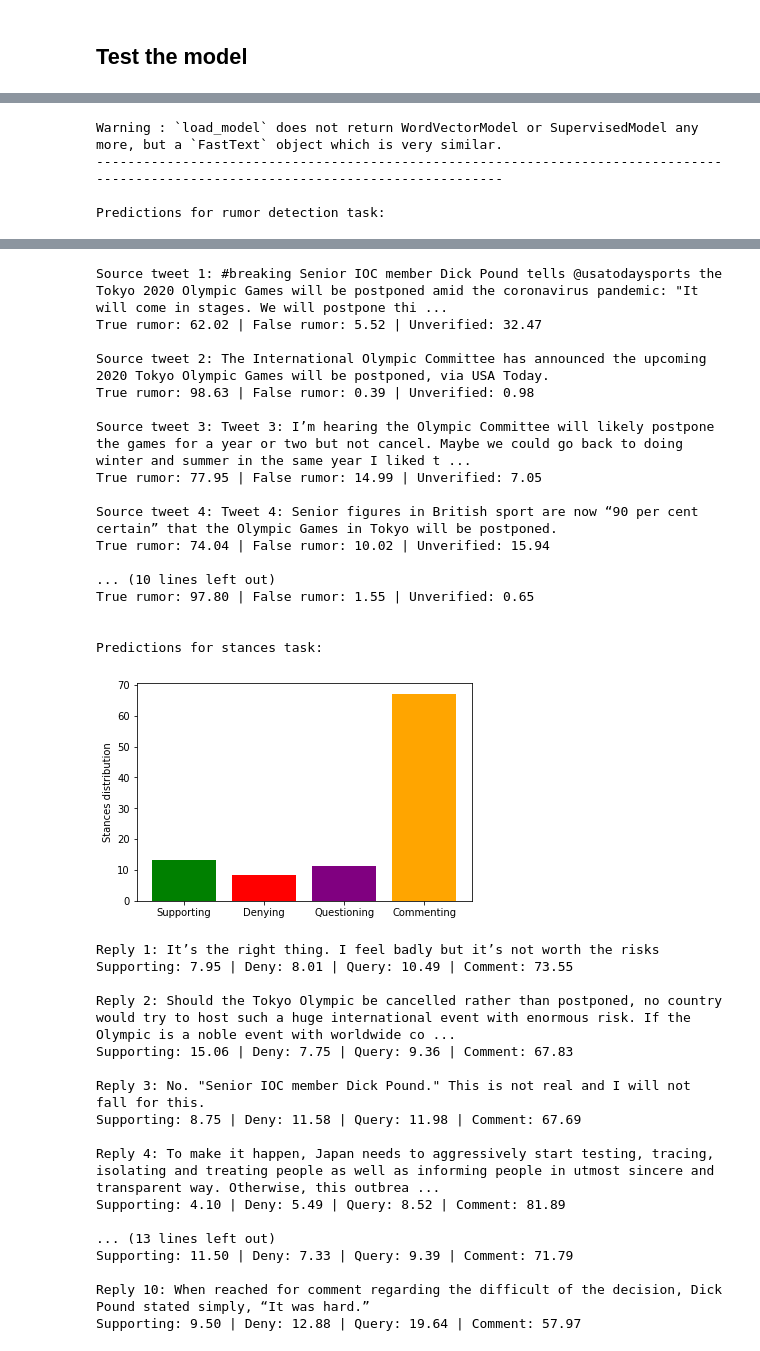
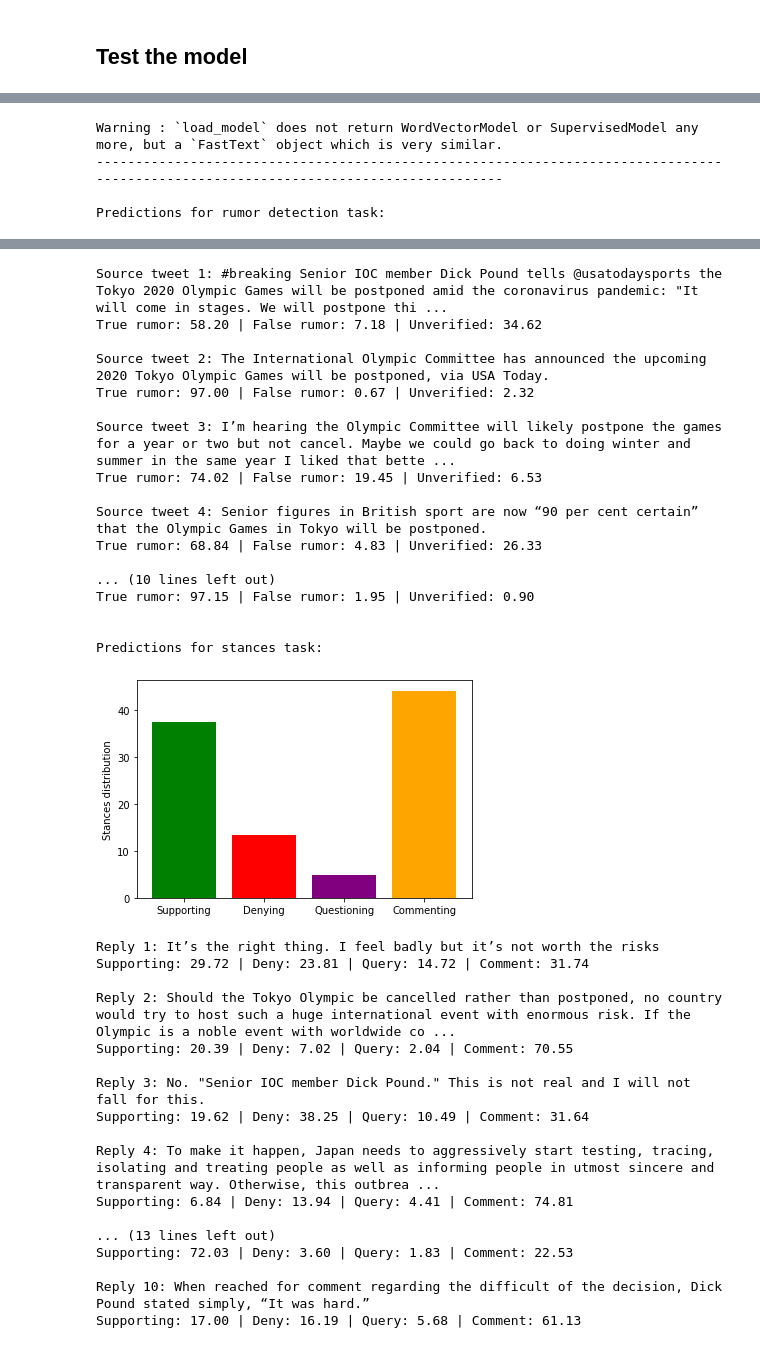
Before and after one commit to Lzvitali/Rumor-And-Stance-Detection, a Jupyter notebook: Rumor And Stance Detection.ipynb, the cells around one changed output, grey strips where cells are left out. Saved outputs shown, nothing was run; the diff lists cells and outputs as text; code cells hidden in the pictures.

```diff
--- a/Rumor And Stance Detection.ipynb
+++ b/Rumor And Stance Detection.ipynb
@@ -11,8 +11,8 @@ from IPython.display import Image
 
 # GRU params
 input_length = 400              # the size of each embedded tweet (the size of the input vector)
-hidden_length_rumors = 450      # the size of the hidden vectors of the rumor detection task GRU
-hidden_length_stances = 450     # the size of the hidden vectors of the stance detection task GRU
+hidden_length_rumors = 400      # the size of the hidden vectors of the rumor detection task GRU
+hidden_length_stances = 400     # the size of the hidden vectors of the stance detection task GRU
 hidden_length_shared = 200      # the size of the hidden vectors of the shared GRU
 output_dim_rumors = 3           # output size for rumor detection (True rumor, False rumor, Unverified)
 output_dim_stances = 4          # output size for stance classification (Support, Deny, Query, Comment)
@@ -686,7 +694,7 @@ All the posts which announced about it before 24.03.2020 were rumors that turned
 # %%
 import fasttext
 import sys
-from cleantext import clean  # reference: https://github.com/jfilter/clean-text
+from cleantext import clean
 from nltk.corpus import stopwords
 import re
 import matplotlib.pyplot as plt
@@ -711,7 +719,7 @@ def main():
               'And there it is, the Olympic Games as postponed...',
               'Japanese Officials Say 2020 Olympic Games Could be Postponed.',
               'Coronavirus: Olympic Games to be postponed officially any day now as 2020 organisers face up to the inevitable.',
-              'Coronavirus will not postpone the Olympics, IOC says.']
+              'Coronavirus will postpone the Olympics, IOC says.']
     replies = ['It’s the right thing. I feel badly but it’s not worth the risks',
                'Should the Tokyo Olympic be cancelled rather than postponed, no country would try to host such a huge international event with enormous risk. If the Olympic is a noble event with worldwide commitments, would not it be more constructive to discuss "how to protect the Olympics"?',
                'No. "Senior IOC member Dick Pound." This is not real and I will not fall for this.',
@@ -796,19 +804,19 @@ def examine_example(fasttext_model, rumors, replies):
 
     # run the model
     for inputs_rumors, inputs_replies in zip(loader_rumors, loader_replies):
-    inputs_rumors, inputs_replies = inputs_rumors[0].to(device), inputs_replies[0].to(device)
+        inputs_rumors, inputs_replies = inputs_rumors[0].to(device), inputs_replies[0].to(device)
 
         for i in range(1):
             # Forward pass for rumor task, to get outputs of the model
             output, h_prev_shared_val, h_prev_task_rumors_val = model_multi_task(inputs_rumors,
                                                                                 h_prev_shared_val,
-                                                                                df.task_rumors_no,
+                                                                                task_rumors_no,
                                                                                 h_prev_rumors=h_prev_task_rumors_val)
             out_r += output
             # Forward pass for stance task, to get outputs of the model
             output, h_prev_shared_val, h_prev_task_stances_val = model_multi_task(inputs_replies,
                                                                                     h_prev_shared_val,
-                                                                                    df.task_stances_no,
+                                                                                    task_stances_no,
                                                                                     h_prev_stances=h_prev_task_stances_val)
             out_s += output
 
@@ -951,35 +959,35 @@ Predictions for rumor detection task:
 Source tweet 1: #breaking Senior IOC member Dick Pound tells @usatodaysports the Tokyo 2020 Olympic Games will be postponed amid the coronavirus pandemic: "It will come in stages. We will postpone thi ...
-True rumor: 62.02 | False rumor: 5.52 | Unverified: 32.47
+True rumor: 58.20 | False rumor: 7.18 | Unverified: 34.62
 
 Source tweet 2: The International Olympic Committee has announced the upcoming 2020 Tokyo Olympic Games will be postponed, via USA Today.
-True rumor: 98.63 | False rumor: 0.39 | Unverified: 0.98
+True rumor: 97.00 | False rumor: 0.67 | Unverified: 2.32
 
-Source tweet 3: Tweet 3: I’m hearing the Olympic Committee will likely postpone the games for a year or two but not cancel. Maybe we could go back to doing winter and summer in the same year I liked t ...
-True rumor: 77.95 | False rumor: 14.99 | Unverified: 7.05
+Source tweet 3: I’m hearing the Olympic Committee will likely postpone the games for a year or two but not cancel. Maybe we could go back to doing winter and summer in the same year I liked that bette ...
+True rumor: 74.02 | False rumor: 19.45 | Unverified: 6.53
 
-Source tweet 4: Tweet 4: Senior figures in British sport are now “90 per cent certain” that the Olympic Games in Tokyo will be postponed.
-True rumor: 74.04 | False rumor: 10.02 | Unverified: 15.94
+Source tweet 4: Senior figures in British sport are now “90 per cent certain” that the Olympic Games in Tokyo will be postponed.
+True rumor: 68.84 | False rumor: 4.83 | Unverified: 26.33
 
 ... (10 lines left out)
-True rumor: 97.80 | False rumor: 1.55 | Unverified: 0.65
+True rumor: 97.15 | False rumor: 1.95 | Unverified: 0.90
 
 
 Predictions for stances task:
-[figure, old version]
+[figure, new version]
 Reply 1: It’s the right thing. I feel badly but it’s not worth the risks
-Supporting: 7.95 | Deny: 8.01 | Query: 10.49 | Comment: 73.55
+Supporting: 29.72 | Deny: 23.81 | Query: 14.72 | Comment: 31.74
 
 Reply 2: Should the Tokyo Olympic be cancelled rather than postponed, no country would try to host such a huge international event with enormous risk. If the Olympic is a noble event with worldwide co ...
-Supporting: 15.06 | Deny: 7.75 | Query: 9.36 | Comment: 67.83
+Supporting: 20.39 | Deny: 7.02 | Query: 2.04 | Comment: 70.55
 
 Reply 3: No. "Senior IOC member Dick Pound." This is not real and I will not fall for this.
-Supporting: 8.75 | Deny: 11.58 | Query: 11.98 | Comment: 67.69
+Supporting: 19.62 | Deny: 38.25 | Query: 10.49 | Comment: 31.64
 
 Reply 4: To make it happen, Japan needs to aggressively start testing, tracing, isolating and treating people as well as informing people in utmost sincere and transparent way. Otherwise, this outbrea ...
-Supporting: 4.10 | Deny: 5.49 | Query: 8.52 | Comment: 81.89
+Supporting: 6.84 | Deny: 13.94 | Query: 4.41 | Comment: 74.81
 
 ... (13 lines left out)
-Supporting: 11.50 | Deny: 7.33 | Query: 9.39 | Comment: 71.79
+Supporting: 72.03 | Deny: 3.60 | Query: 1.83 | Comment: 22.53
 
 Reply 10: When reached for comment regarding the difficult of the decision, Dick Pound stated simply, “It was hard.”
-Supporting: 9.50 | Deny: 12.88 | Query: 19.64 | Comment: 57.97
+Supporting: 17.00 | Deny: 16.19 | Query: 5.68 | Comment: 61.13
```
Also changed, not shown: parts of 7 cells of this notebook, 2 other files.
